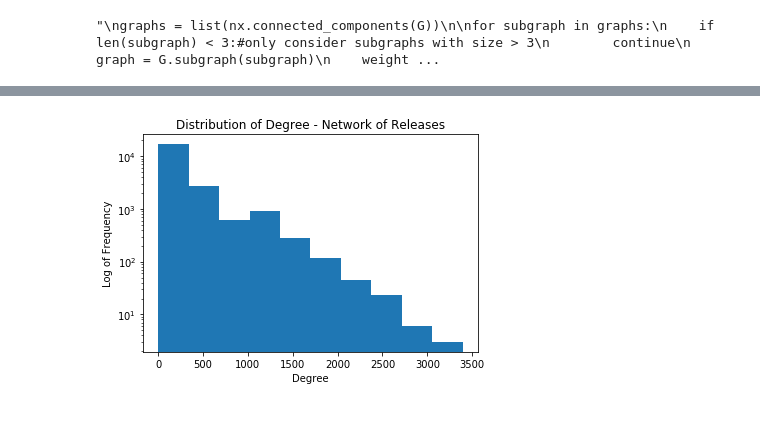
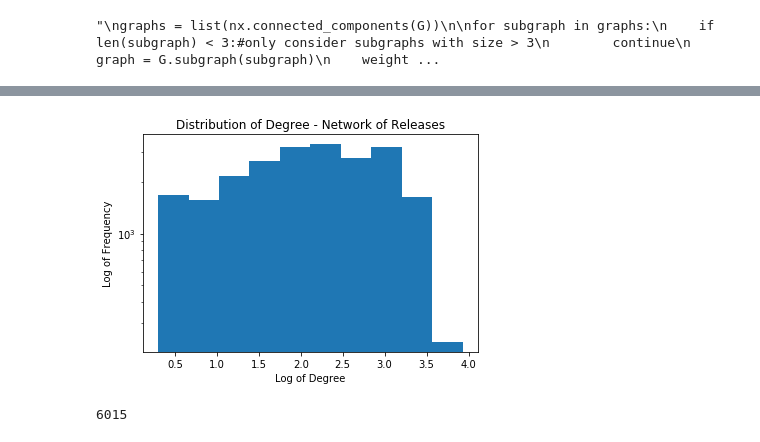
Before and after one commit to jzh001/Social-Network-Structure-in-Common-Interest-Communities, a Jupyter notebook: notebook.ipynb, the cells around one changed output, grey strips where cells are left out. Cells and saved outputs as stored; diff of their text form; code cells hidden in the pictures.

```diff
--- a/notebook.ipynb
+++ b/notebook.ipynb
@@ -34,7 +36,7 @@ plt.savefig("Distribution of Score.png")
 # %%
 mp = {} #mp[release] = list(reviews)
 for i in range(len(df)):
-    if df['Score'][i] > posScore:#positive review is defined as 50th percentile or above
+    if df['Score'][i] >= posScore:#positive review is defined as 50th percentile or above
     #if df['Score'][i] == 100:#only consider positive review as full score of 100
         if df['Release'][i] not in mp:
             mp[df['Release'][i]] = []
@@ -58,10 +60,7 @@ for user in users:
             if node != user:
                 if (user, node) in edges:
                     edges[(user, node)] += 1
-                elif (node, release) in edges:
+                elif (node, user) in edges:
                     edges[(node, user)] += 1
                 else:
                     edges[(user, node)] = 1
-
-for edge in edges:
-    G.add_edge(edge[0], edge[1], weight = edges[edge])
@@ -175,13 +190,13 @@ plt.savefig("Distribution of Weights - Network of Releases.png")
 # %%
 plt.title('Distribution of Degree - Network of Releases')
-plt.xlabel('Degree')
+plt.xlabel('Log of Degree')
 plt.ylabel('Log of Frequency')
-plt.hist([b for a,b in H.degree(list(H.nodes()))],log = True)
+plt.hist(np.log10([b for a,b in H.degree(list(H.nodes()),weight = 'weight')]), log = True)
 plt.savefig("Distribution of Degree - Network of Releases.png")
 #print([H for a,b in H.degree(list(H.nodes()))])
 #Hopefully able to observe Power Law Distribution
 # %% [output]
-[figure, old version]
+[figure, new version]
 # %%
 #Only run this when size is small
 #nx.draw(H, node_size = 10, width = weightsNew)
@@ -188,0 +206,4 @@ plt.savefig("Distribution of Degree - Network of Releases.png")
+# %%
+len(GC.nodes())
+# %% [output]
+6015
```
Also changed, not shown: parts of 25 cells of this notebook.
